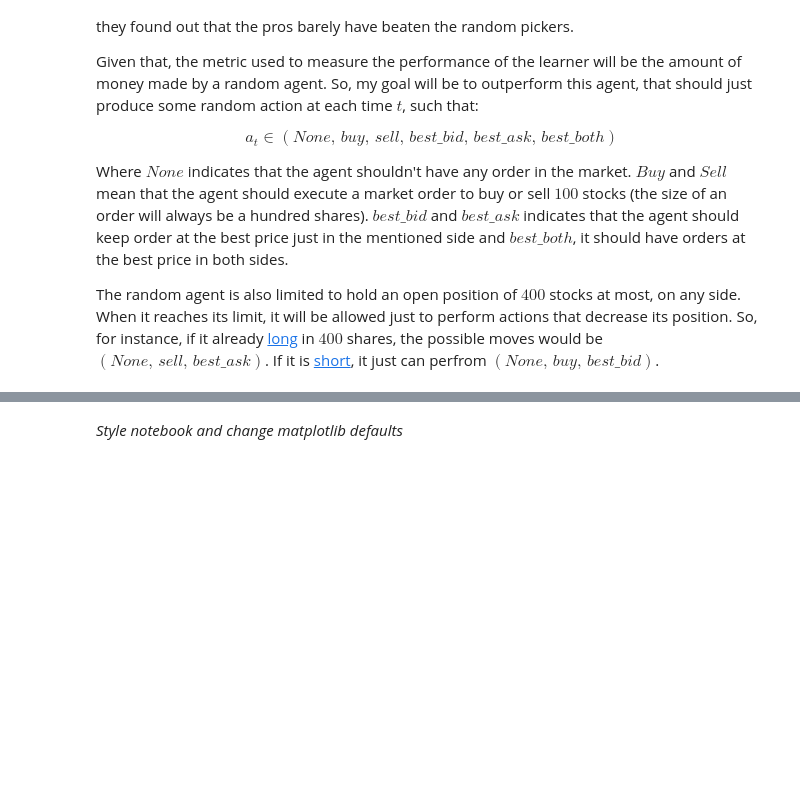
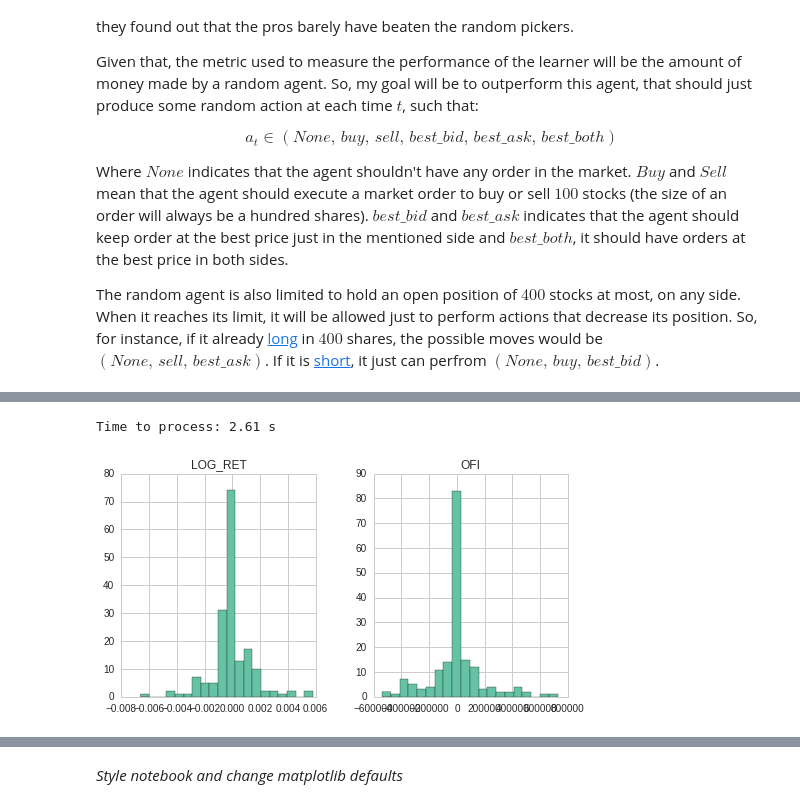
Before and after one commit to ucaiado/QLearning_Trading, a Jupyter notebook: learning_trade.ipynb, the cells around one changed output, grey strips where cells are left out. Cells and saved outputs as stored; diff of their text form; code cells hidden in the pictures; blank space fills up the shorter version.

```diff
--- a/learning_trade.ipynb
+++ b/learning_trade.ipynb
@@ -120,0 +206,71 @@ bla
+# %%
+import zipfile
+import csv
+import time
+f_start = time.time()
+s_fname = "data/petr4_0725_0818_2.zip"
+fw_out = open('data/ofi_petr.txt', 'w')
+fw_out.write('TIME\tOFI\tDELTA_MID\tLOG_RET\n')
+archive = zipfile.ZipFile(s_fname, 'r')
+f_total = 0.
+f_tot_rows = 0.
+d_best_price = {'BID': (0., 0.), 'ASK': (0., 0.)}
+f_min_time = 120.  # em segundos
+
+# le cada arquivo dentro do arquivo zip (neste caso, ha apenas 1 arquivo)
+x = l_fnames[0]
+f_ofi = 0.
+f_mid = None
+f_next_time = 10 * 3600 + 5 * 60 + f_min_time
+for idx_row, row in enumerate(csv.DictReader(archive.open(x))):
+    if idx_row == 0:
+        f_first_price = row['Price']
+    # nao preciso lidar com os trades, pois jah esta refletido no bid e ask
+    if row['Type'] in ['BID', 'ASK']:
+        # converte string para float
+        row['Price'] = float(row['Price'].replace(',', '.'))
+        row['Size'] = float(row['Size'])
+        f_current_time = sum([float(x)*60**(2.-i_aux)  for i_aux, x in enumerate(row['Date'][-8:].split(":"))])
+        if f_current_time > f_next_time:
+            # imprime resultado
+            s_time = convert_float_to_time(f_next_time)
+            f_change = 0
+            f_logrtn = 0.
+            if f_mid:
+                f_curent_mid = (d_best_price['ASK'][0] + d_best_price['BID'][0])/2.
+                f_change = int((f_curent_mid - f_mid)/0.01)
+                f_logrtn = np.log((f_curent_mid/f_mid))
+            f_mid = (d_best_price['ASK'][0] + d_best_price['BID'][0])/2.
+            s_out = '{}\t{}\t{}\t{}\n'.format(s_time, f_ofi, f_change, f_logrtn)
+            fw_out.write(s_out)
+            # zera valor
+            f_ofi = 0
+             # imprime de 10 em 10 s
+            f_next_time  = (int(f_current_time/f_min_time) + 1)*f_min_time
+        elif abs(f_current_time - f_next_time) > 3600:
+            # new day
+            f_next_time = 10 * 3600 + 5 * 60 + f_min_time
+            f_mid = None
+            f_ofi = 0
+        # compara com valor anterior
+        last_best = d_best_price[row['Type']]
+        f_e_n = measure_e_n(row, last_best)
+        # atualiza last best
+        d_best_price[row['Type']] = (row['Price'], row['Size'])
+        row['Date'] = row['Date'][-8:]
+        f_ofi += f_e_n
+
+
+
+
+print 'Time to process: {:0.2f} s'.format(time.time() - f_start)
+# %% [output]
+Time to process: 2.61 s
+# %%
+import pandas as pd
+df = pd.read_csv('data/ofi_petr.txt', sep='\t')
+df.drop('TIME', axis=1, inplace=True)
+df.dropna(inplace=True)
+ax = df[['OFI', 'LOG_RET']].hist(bins=20);
+# %% [output]
+[figure, added]
```
Also changed, not shown: parts of 23 cells of this notebook, 1 other file.
